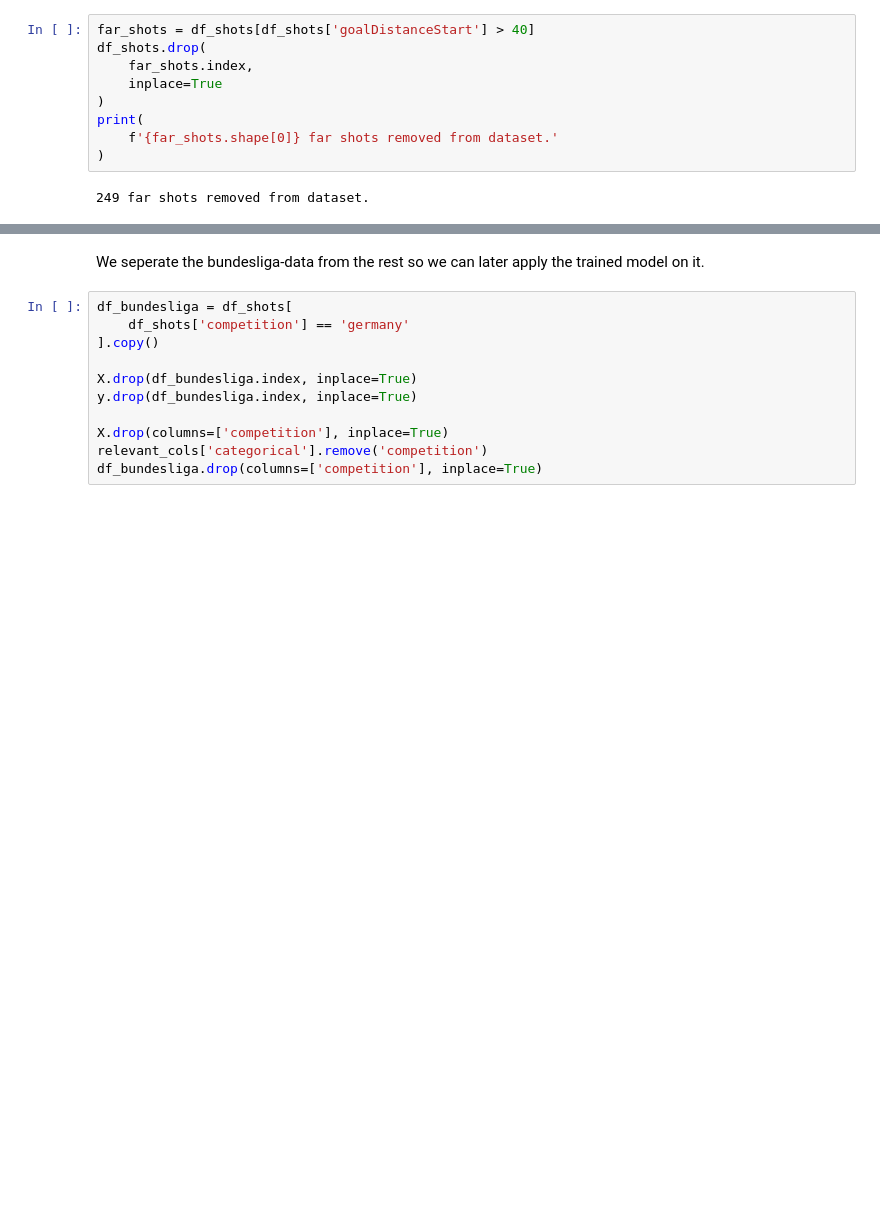
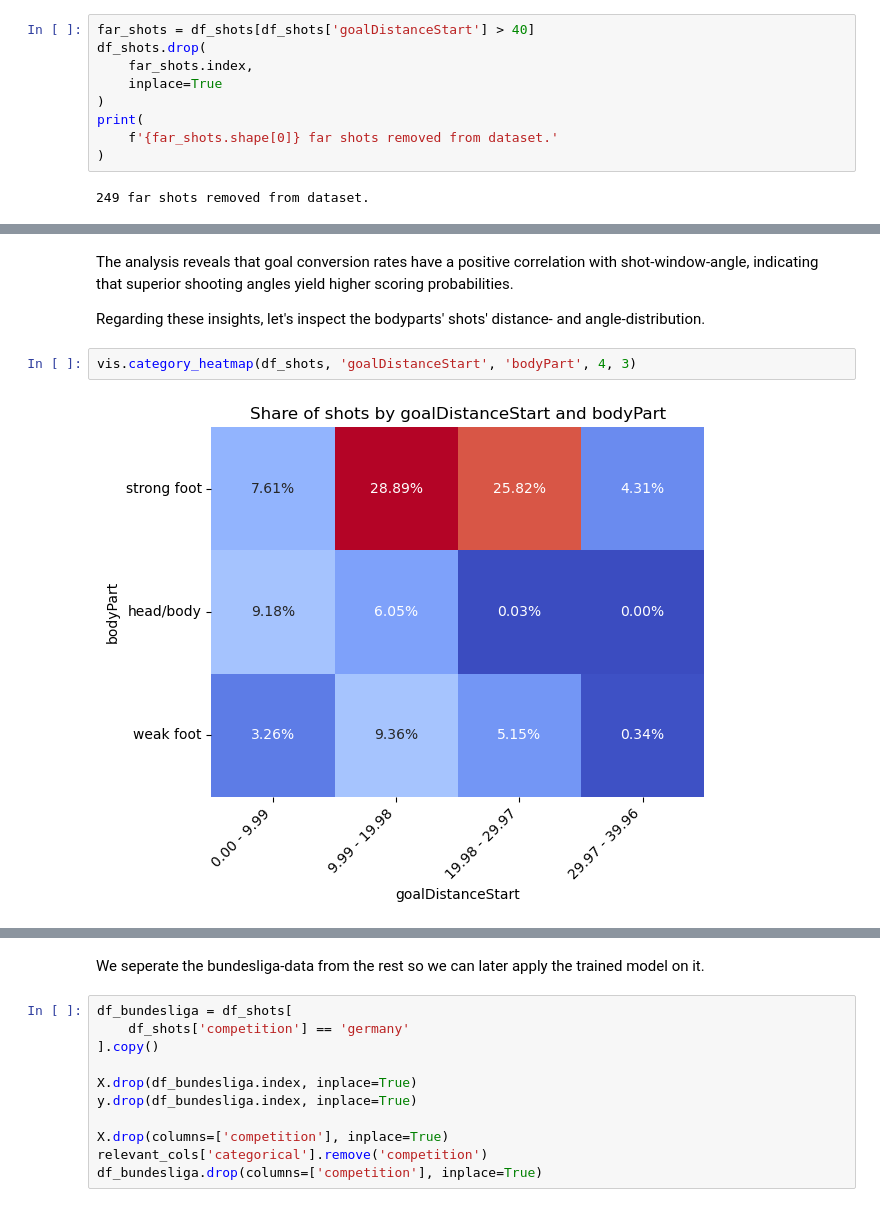
Before and after one commit to j-woe/football-analysis, a Jupyter notebook: analysis.ipynb, the cells around one changed output, grey strips where cells are left out. Saved outputs shown, nothing was run; the diff lists cells and outputs as text; blank space fills up the shorter version.

```diff
--- a/analysis.ipynb
+++ b/analysis.ipynb
@@ -701,0 +703,8 @@ print(
+# %% [markdown]
+The analysis reveals that goal conversion rates have a positive correlation with shot-window-angle, indicating that superior shooting angles yield higher scoring probabilities.
+
+Regarding these insights, let's inspect the bodyparts' shots' distance- and angle-distribution.
+# %%
+vis.category_heatmap(df_shots, 'goalDistanceStart', 'bodyPart', 4, 3)
+# %% [output]
+[figure, added]
```
Also changed, not shown: parts of 111 cells of this notebook, 1 other file.
